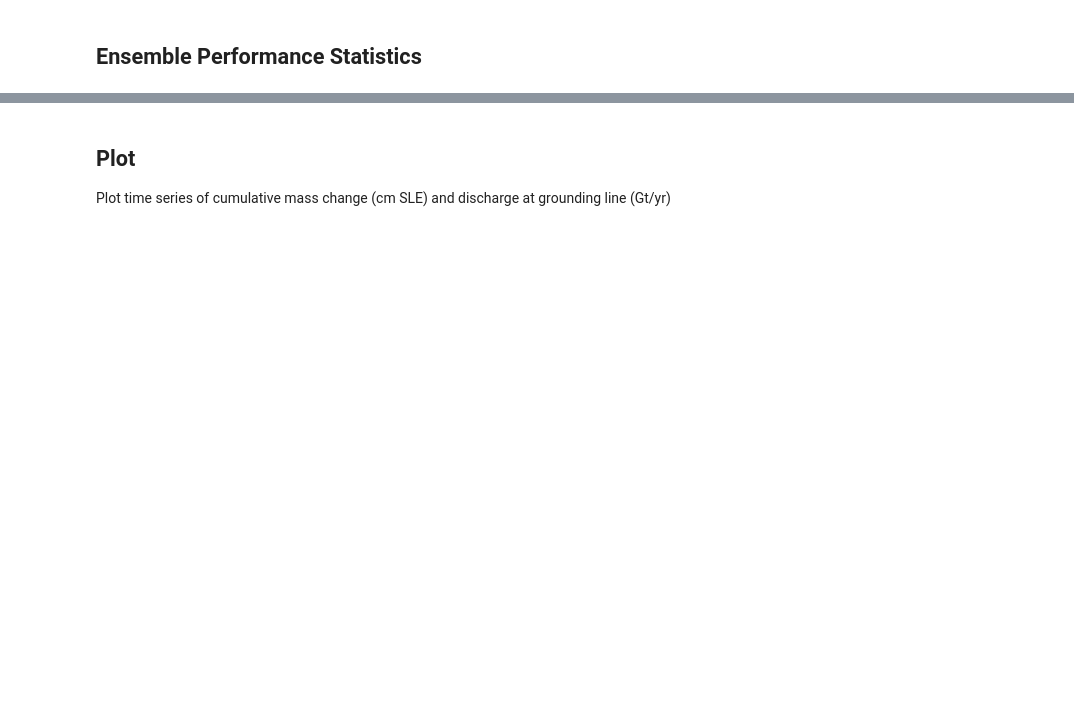
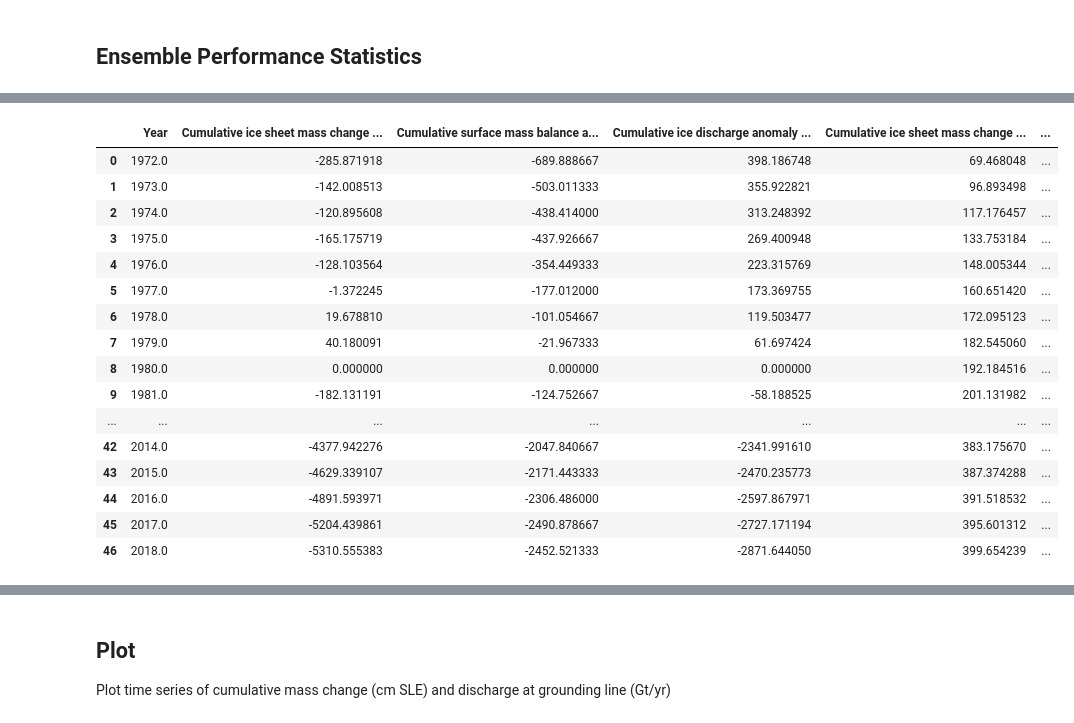
Before and after one commit to pism/pism-ragis, a Jupyter notebook: notebooks/analyze_ensembles_2.ipynb, the cells around one changed output, grey strips where cells are left out. Saved outputs shown, nothing was run; the diff lists cells and outputs as text; code cells hidden in the pictures; blank space fills up the shorter version.

```diff
--- a/notebooks/analyze_ensembles_2.ipynb
+++ b/notebooks/analyze_ensembles_2.ipynb
@@ -213,3 +299,23 @@ for m, e in enumerate(experiments):
+# %%
+mou_gis
+# %% [output]
+|  | Year | Cumulative ice sheet mass change ... | Cumulative surface mass balance a... | Cumulative ice discharge anomaly ... | Cumulative ice sheet mass change ... | ... |
+| 0 | 1972.0 | -285.871918 | -689.888667 | 398.186748 | 69.468048 | ... |
+| 1 | 1973.0 | -142.008513 | -503.011333 | 355.922821 | 96.893498 | ... |
+| 2 | 1974.0 | -120.895608 | -438.414000 | 313.248392 | 117.176457 | ... |
+| 3 | 1975.0 | -165.175719 | -437.926667 | 269.400948 | 133.753184 | ... |
+| 4 | 1976.0 | -128.103564 | -354.449333 | 223.315769 | 148.005344 | ... |
+| 5 | 1977.0 | -1.372245 | -177.012000 | 173.369755 | 160.651420 | ... |
+| 6 | 1978.0 | 19.678810 | -101.054667 | 119.503477 | 172.095123 | ... |
+| 7 | 1979.0 | 40.180091 | -21.967333 | 61.697424 | 182.545060 | ... |
+| 8 | 1980.0 | 0.000000 | 0.000000 | 0.000000 | 192.184516 | ... |
+| 9 | 1981.0 | -182.131191 | -124.752667 | -58.188525 | 201.131982 | ... |
+| ... | ... | ... | ... | ... | ... | ... |
+| 42 | 2014.0 | -4377.942276 | -2047.840667 | -2341.991610 | 383.175670 | ... |
+| 43 | 2015.0 | -4629.339107 | -2171.443333 | -2470.235773 | 387.374288 | ... |
+| 44 | 2016.0 | -4891.593971 | -2306.486000 | -2597.867971 | 391.518532 | ... |
+| 45 | 2017.0 | -5204.439861 | -2490.878667 | -2727.171194 | 395.601312 | ... |
+| 46 | 2018.0 | -5310.555383 | -2452.521333 | -2871.644050 | 399.654239 | ... |
 # %%
 plt.rc('font', size=6)
 plt.style.use("tableau-colorblind10")
```
Also changed, not shown: parts of 15 cells of this notebook, 6 other files.
